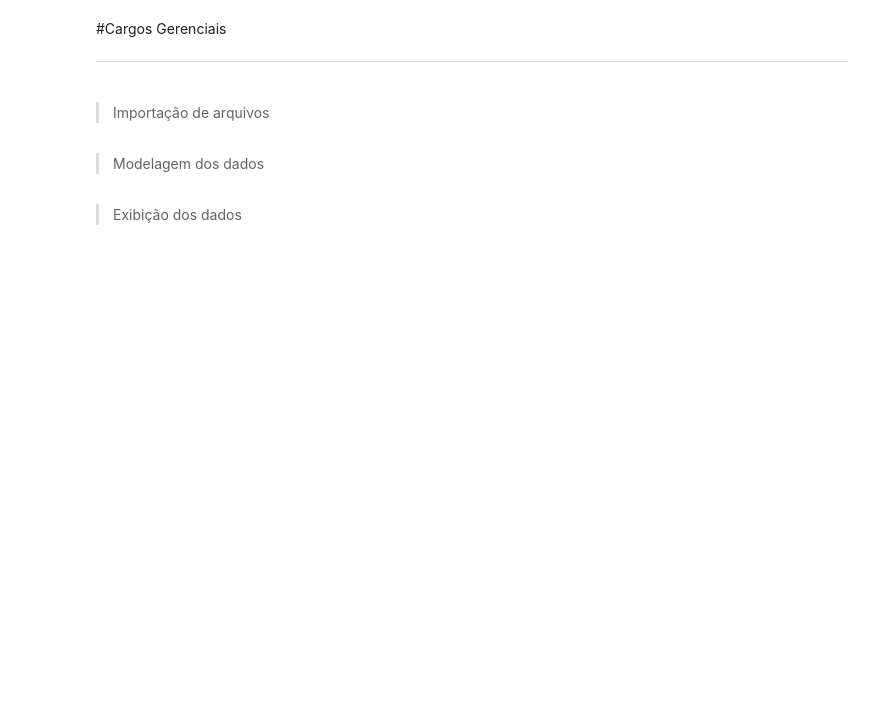
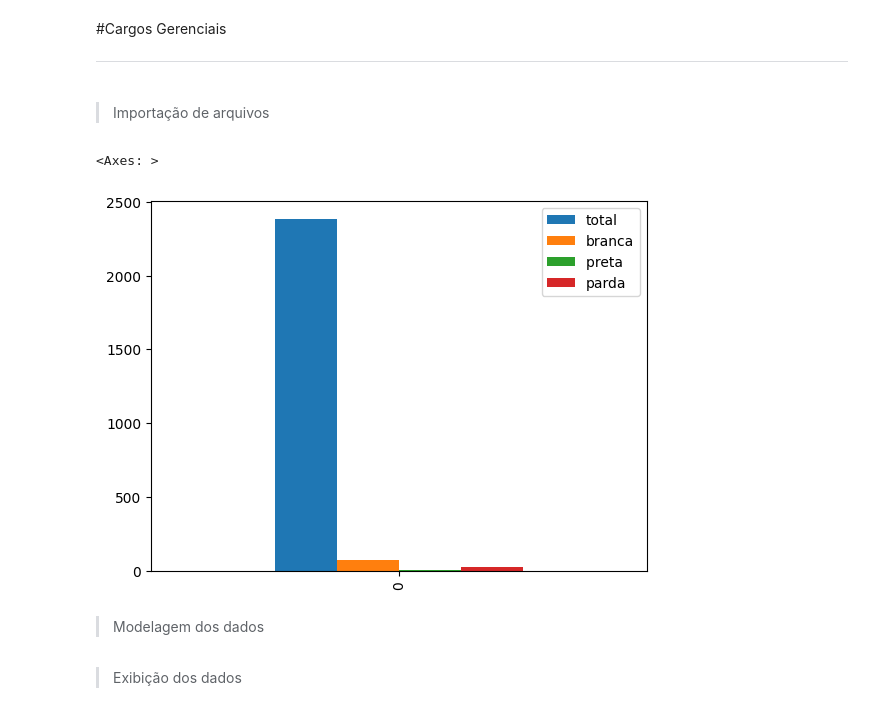
Before and after one commit to rootProject1/Main-Project, a Jupyter notebook: Dificuldade_de_acesso_a__educação_e_mercado_de_trabalho_pelos_negros_no_brasil_em_2021.ipynb, the cells around one changed output. Cells and saved outputs as stored; diff of their text form; code cells hidden in the pictures; blank space fills up the shorter version.

```diff
--- a/Dificuldade_de_acesso_a__educação_e_mercado_de_trabalho_pelos_negros_no_brasil_em_2021.ipynb
+++ b/Dificuldade_de_acesso_a__educação_e_mercado_de_trabalho_pelos_negros_no_brasil_em_2021.ipynb
@@ -223,10 +244,13 @@ Taxa de pessoas pardas em ocupações formais: 38.77%
 # %% [markdown]
 > Importação de arquivos
 # %%
-arquivo_ocupacoes_gerenciais = pandas.read_csv('/content/drive/MyDrive/Projeto Teste/mercado de trabalho e educação/csv/cargoscorouraça_renovado.csv', sep=",")
+arquivo_ocupacoes_gerenciais = pandas.read_csv('/content/drive/MyDrive/datasets/DADOS/Cópia de cargoscorouraça_renovado.csv', sep=",")
 df_ocupacoes_gerenciais = pandas.DataFrame(arquivo_ocupacoes_gerenciais)
 # %%
-arquivo_ocupacoes_gerenciais.plot(kind='pie')
+arquivo_ocupacoes_gerenciais.plot(kind='bar')
+# %% [output]
+<Axes: >
+[figure, added]
 # %% [markdown]
 > Modelagem dos dados
 # %%
```
Also changed, not shown: parts of 11 cells of this notebook.
